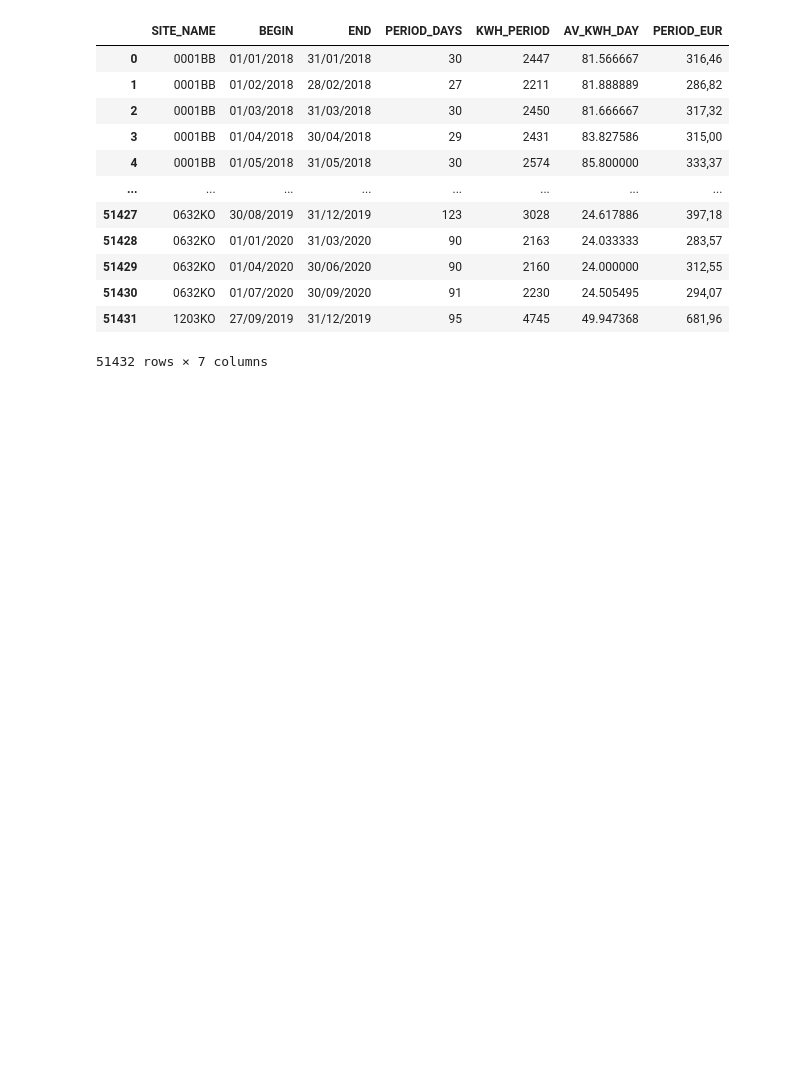
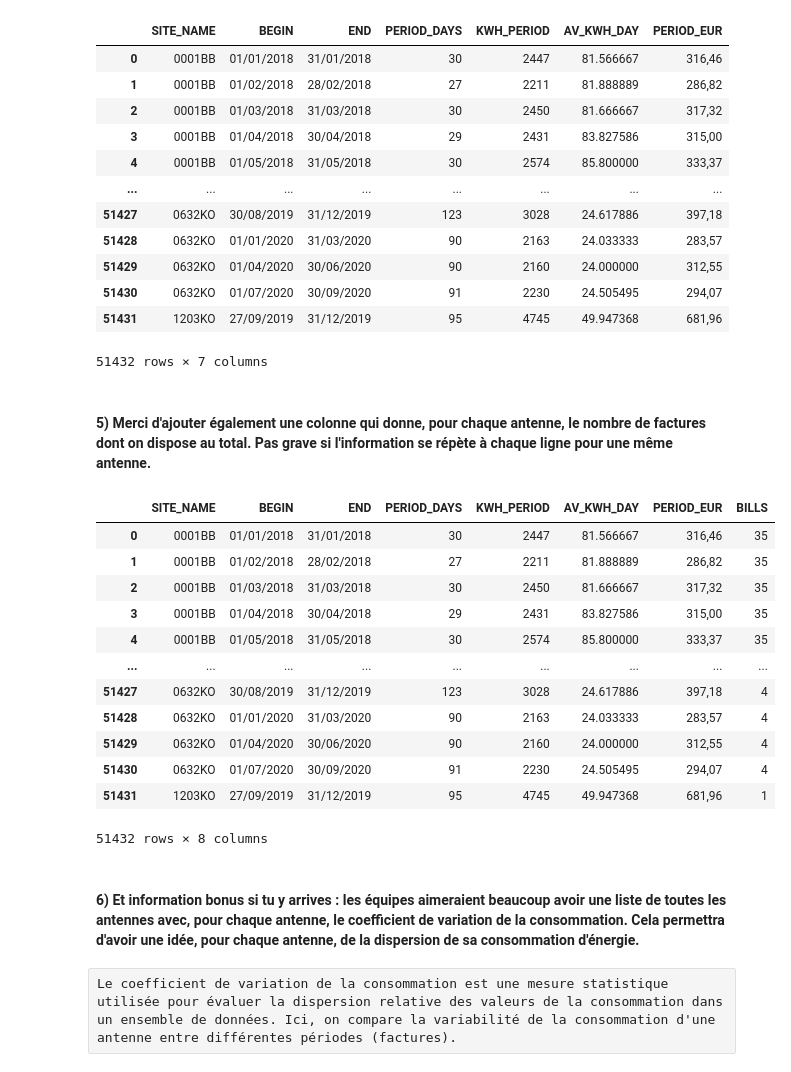
Before and after one commit to Blanchard-Floriane/Datas_D07_datas_cleaning, a Jupyter notebook: Energy_bills/energy_bills.ipynb, the cells around one changed output. Cells and saved outputs as stored; diff of their text form; code cells hidden in the pictures; blank space fills up the shorter version.

Commit message:
first project done

```diff
--- a/Energy_bills/energy_bills.ipynb
+++ b/Energy_bills/energy_bills.ipynb
@@ -150,3 +146,36 @@ display(energy_bills)
 | 51430 | 0632KO | 01/07/2020 | 30/09/2020 | 91 | 2230 | 24.505495 | 294,07 |
 | 51431 | 1203KO | 27/09/2019 | 31/12/2019 | 95 | 4745 | 49.947368 | 681,96 |
 51432 rows × 7 columns
+# %% [markdown]
+#### 5) Merci d'ajouter également une colonne qui donne, pour chaque antenne, le nombre de factures dont on dispose au total. Pas grave si l'information se répète à chaque ligne pour une même antenne.
+# %%
+#gathering bills by site
+bills = energy_bills['SITE_NAME'].value_counts()
+
+#push my datas into a new dataframe called bills_by_site
+bills_by_site = pd.DataFrame({'SITE_NAME': bills.index, 'BILLS': bills.values})
+
+# pd.merge to combine 2 dataframes
+# 'on=' tells wich column we'll use as key to merge
+# 'how=' means leftjoin and garantees we keep all 'energy_bills' rows (as my dataframe is on left, cause it's my first argument in my function)
+energy_bills = pd.merge(energy_bills, bills_by_site, on='SITE_NAME', how='left')
+
+display(energy_bills)
+# %% [output]
+|  | SITE_NAME | BEGIN | END | PERIOD_DAYS | KWH_PERIOD | AV_KWH_DAY | PERIOD_EUR | BILLS |
+| 0 | 0001BB | 01/01/2018 | 31/01/2018 | 30 | 2447 | 81.566667 | 316,46 | 35 |
+| 1 | 0001BB | 01/02/2018 | 28/02/2018 | 27 | 2211 | 81.888889 | 286,82 | 35 |
+| 2 | 0001BB | 01/03/2018 | 31/03/2018 | 30 | 2450 | 81.666667 | 317,32 | 35 |
+| 3 | 0001BB | 01/04/2018 | 30/04/2018 | 29 | 2431 | 83.827586 | 315,00 | 35 |
+| 4 | 0001BB | 01/05/2018 | 31/05/2018 | 30 | 2574 | 85.800000 | 333,37 | 35 |
+| ... | ... | ... | ... | ... | ... | ... | ... | ... |
+| 51427 | 0632KO | 30/08/2019 | 31/12/2019 | 123 | 3028 | 24.617886 | 397,18 | 4 |
+| 51428 | 0632KO | 01/01/2020 | 31/03/2020 | 90 | 2163 | 24.033333 | 283,57 | 4 |
+| 51429 | 0632KO | 01/04/2020 | 30/06/2020 | 90 | 2160 | 24.000000 | 312,55 | 4 |
+| 51430 | 0632KO | 01/07/2020 | 30/09/2020 | 91 | 2230 | 24.505495 | 294,07 | 4 |
+| 51431 | 1203KO | 27/09/2019 | 31/12/2019 | 95 | 4745 | 49.947368 | 681,96 | 1 |
+51432 rows × 8 columns
+# %% [markdown]
+#### 6) Et information bonus si tu y arrives : les équipes aimeraient beaucoup avoir une liste de toutes les antennes avec, pour chaque antenne, le coefficient de variation de la consommation. Cela permettra d'avoir une idée, pour chaque antenne, de la dispersion de sa consommation d'énergie.
+# %% [raw]
+Le coefficient de variation de la consommation est une mesure statistique utilisée pour évaluer la dispersion relative des valeurs de la consommation dans un ensemble de données. Ici, on compare la variabilité de la consommation d'une antenne entre différentes périodes (factures).
```
Also changed, not shown: parts of 6 cells of this notebook, 2 other files.
